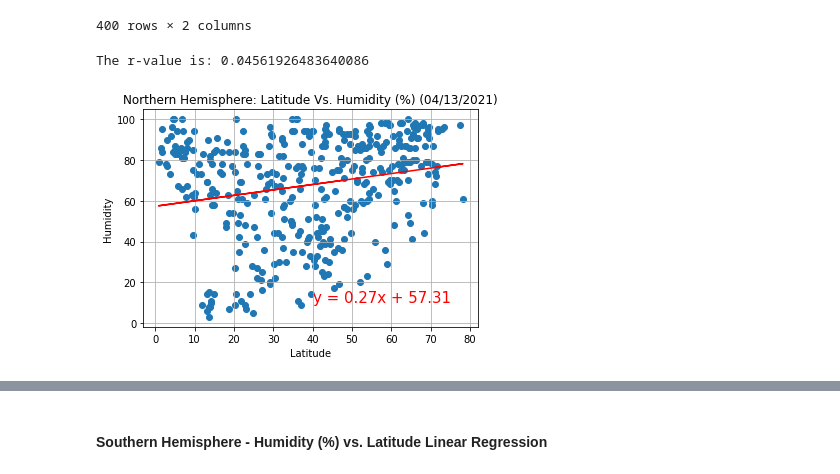
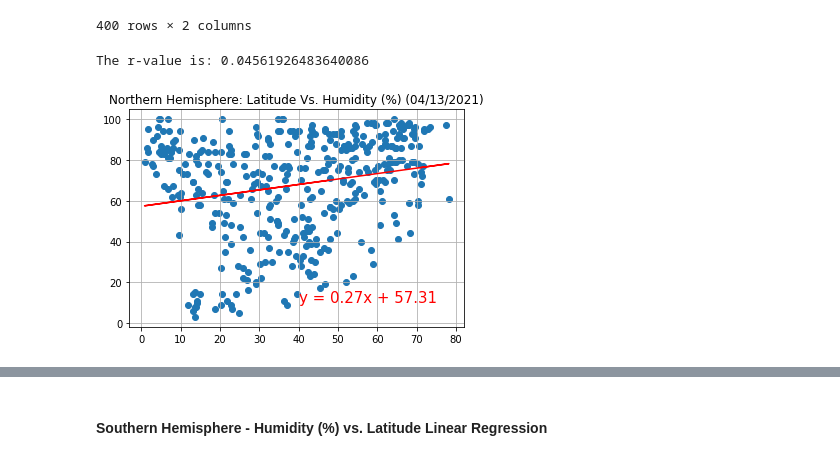
Before and after one commit to Trumane12311/python-api-challenge, a Jupyter notebook: starter_code/WeatherPy.ipynb, the cells around one changed output, grey strips where cells are left out. Cells and saved outputs as stored; diff of their text form; code cells hidden in the pictures.

```diff
--- a/starter_code/WeatherPy.ipynb
+++ b/starter_code/WeatherPy.ipynb
@@ -362,21 +360,20 @@ n_hemisphere_hd
 | 564 | 74 | 70.9963 |
 400 rows × 2 columns
 # %%
-n_hemisphere_hd.plot(kind="scatter", x="Latitude", y="Humidity", alpha=0.4)
 x_values = n_hemisphere_hd['Latitude']
 y_values = n_hemisphere_hd['Humidity']
 (slope, intercept, rvalue, pvalue, stderr) = linregress(x_values, y_values)
 regress_values = x_values * slope + intercept
 line_eq = "y = " + str(round(slope,2)) + "x + " + str(round(intercept,2))
 plt.scatter(x_values,y_values)
 plt.plot(x_values,regress_values,"r-")
 r2 = rvalue**2
 print("The r-value is: " f'{r2}')
 plt.annotate(line_eq,(40,10),fontsize=15,color="red")
 plt.title("Northern Hemisphere: Latitude Vs. Humidity (%) (04/13/2021)")
 plt.grid()
 plt.savefig("../output_data/NHemHum.png")
 plt.show()
 # %% [output]
 The r-value is: 0.04561926483640086
-[figure, old version]
+[figure, new version]
```
Also changed, not shown: parts of 8 cells of this notebook.
